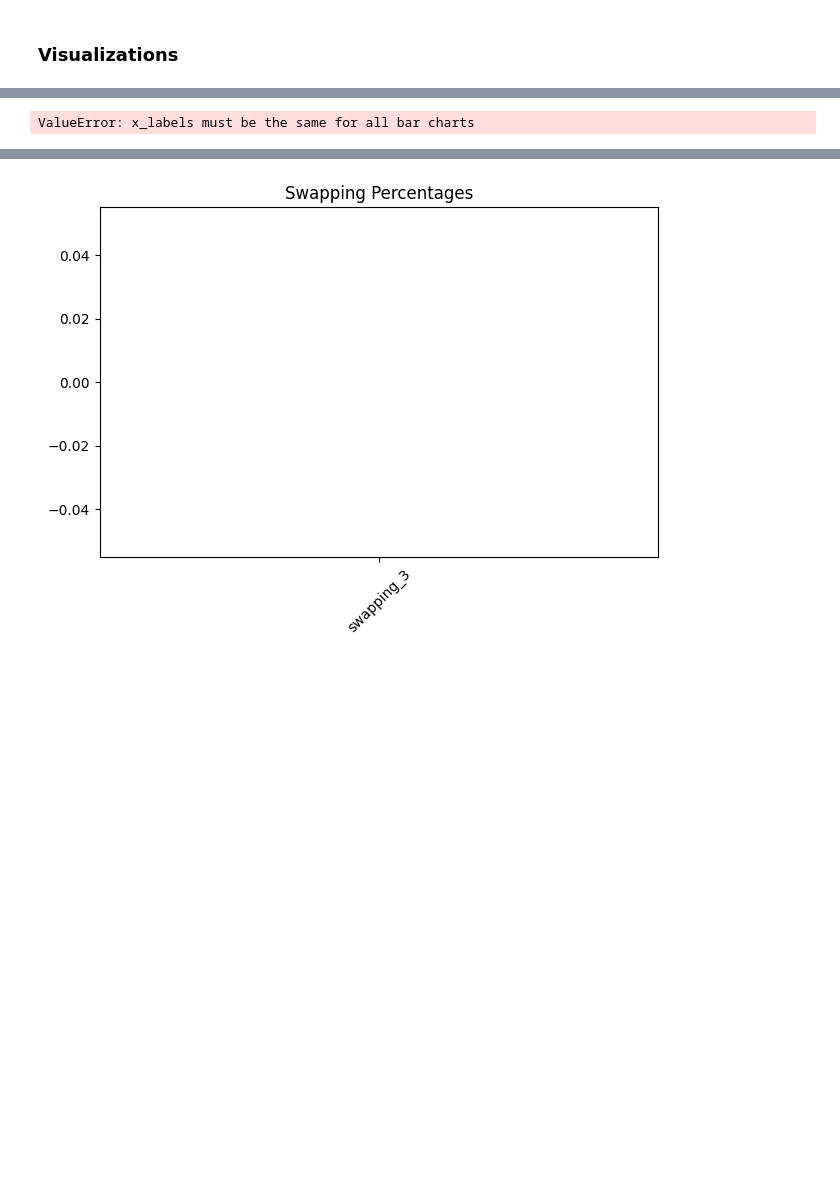
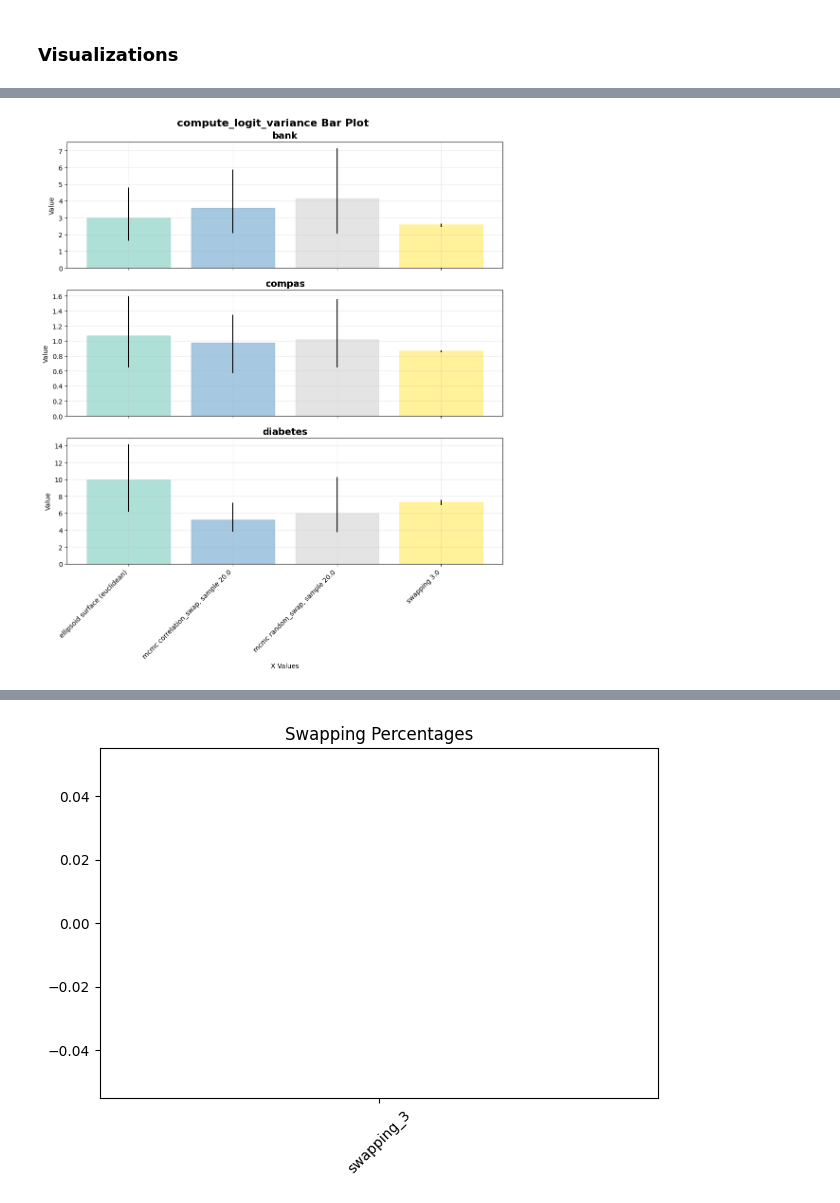
Before and after one commit to chrisli36/gam-rashoman-set, a Jupyter notebook: method_scripts/evaluation.ipynb, the cells around one changed output, grey strips where cells are left out. Drawn from its saved outputs; the diff is of its cells as text; code cells hidden in the pictures; blank space fills up the shorter version.

```diff
--- a/method_scripts/evaluation.ipynb
+++ b/method_scripts/evaluation.ipynb
@@ -8,8 +8,9 @@ from gam_rs_utils.utils import *
 from method_scripts.results import Results
 # %%
 SUPPORT_SET_METRICS = [Metrics.inverse_IoU, Metrics.euclidean_distance, Metrics.inverse_cosine_similarity]
-PREDICTION_METRICS = ['accuracy', 'logistic']
+LOSS_METRICS = ['accuracy', 'logistic']
 LOGIT_METRICS = [Metrics.compute_logit_variance, Metrics.compute_logit_pairwise_distance]
+PREDICTION_METRICS = [Metrics.hamming_distance]
 
 def collate_datasets_results():
     all_datasets_results = {}
@@ -24,7 +25,6 @@ def collate_datasets_results():
     return all_datasets_results
 
 def populate_datasets_results(all_datasets_results, n_samples):
-    feature_metrics = []
     # do hamming, model count,
     for dn, df in all_datasets_results.items():
         new_cols = defaultdict(list)
@@ -47,8 +47,8 @@ def populate_datasets_results(all_datasets_results, n_samples):
                 average_diversity = Metrics.average_pairwise_diversity(w_rset, metric, limit=n_samples)
                 new_cols[metric.__name__].append(average_diversity)
 
-            # compute diversity metrics on the predicted values
-            for metric in PREDICTION_METRICS:
+            # compute loss values
+            for metric in LOSS_METRICS:
                 losses, opt_loss = ModelUtils.get_loss(bin_X, y, w_rset, loss_type=metric, w_opt=w_opt, l2=l2)
                 new_cols[metric].append(losses)
                 new_cols[metric + '_opt'].append(opt_loss)
@@ -58,8 +58,17 @@ def populate_datasets_results(all_datasets_results, n_samples):
             for metric in LOGIT_METRICS:
                 new_cols[metric.__name__].append(metric(logits))
 
+            # compute prediction metrics
+            predictions = ModelUtils.get_predictions(bin_X, w_rset)
+            for metric in PREDICTION_METRICS:
+                average_diversity = Metrics.average_pairwise_diversity(predictions.T, metric, limit=n_samples)
+                new_cols[metric.__name__].append(average_diversity)
+
             # compute feature-specific metrics
-            pass
+
+            # compute variable importance for each feature
+
+
         # add new_cols to df
         for key, value in new_cols.items():
             df[key] = value
@@ -406,7 +381,16 @@ Index(['method_type', 'dataset', 'n_estimators', 'n_support_set', 'n_samples',
 # %%
-bar_metrics = ['accuracy', 'logistic', 'hamming', 'inverse_IoU', 'euclidean_distance', 'inverse_cosine_similarity', 'logit_variances', 'logit_distances']
-bar_plot = get_bar_plot(all_datasets_results, 'logistic')
+bar_metrics = [
+    'accuracy',
+    'logistic',
+    'hamming_distance',
+    'inverse_IoU',
+    'euclidean_distance',
+    'inverse_cosine_similarity',
+    'compute_logit_variance',
+    'compute_logit_pairwise_distance'
+]
+bar_plot = get_bar_plot(all_datasets_results, 'compute_logit_variance')
 # %% [output]
-ValueError: x_labels must be the same for all bar charts
+[figure, added]
 # %%
 # ["bank", "compas", "diabetes", "spambase", "mimic2"]
```
Also changed, not shown: parts of 13 cells of this notebook, 8 other files.
